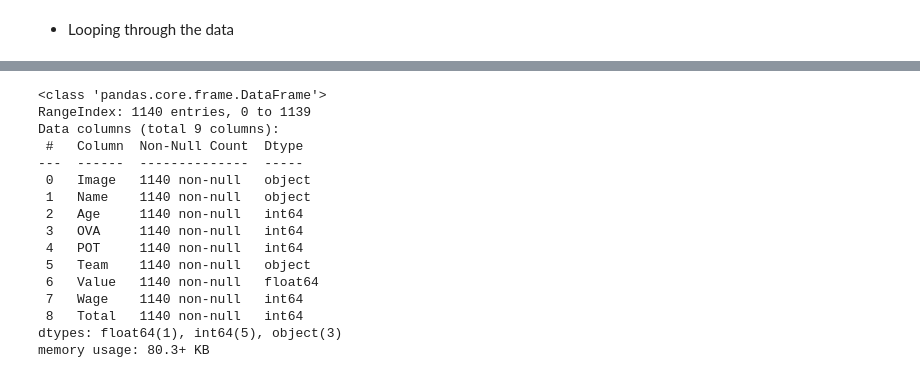
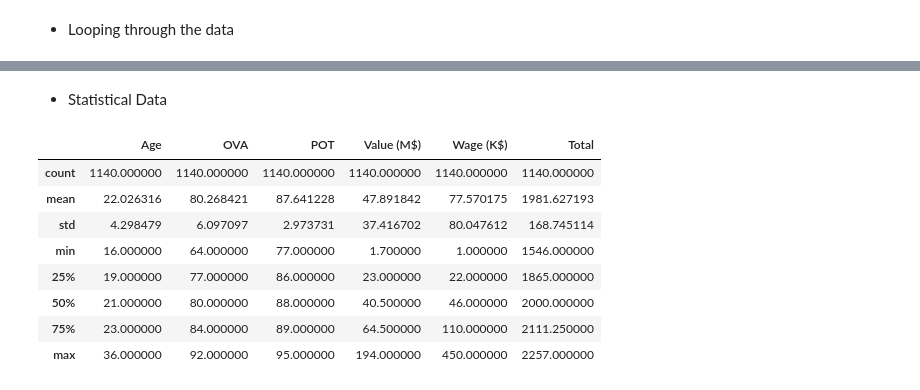
Before and after one commit to Naveen-Karanamu/FIFA-Data-Analysis, a Jupyter notebook: main.ipynb, the cells around one changed output, grey strips where cells are left out. Saved outputs shown, nothing was run; the diff lists cells and outputs as text; code cells hidden in the pictures.

```diff
--- a/main.ipynb
+++ b/main.ipynb
@@ -171,19 +251,14 @@ fifa['Total']=pd.to_numeric(fifa['Total'])
+# %% [markdown]
+* Statistical Data
 # %%
-fifa.info()
+fifa.describe()
 # %% [output]
-<class 'pandas.core.frame.DataFrame'>
-RangeIndex: 1140 entries, 0 to 1139
-Data columns (total 9 columns):
- #   Column  Non-Null Count  Dtype
----  ------  --------------  -----
- 0   Image   1140 non-null   object
- 1   Name    1140 non-null   object
- 2   Age     1140 non-null   int64
- 3   OVA     1140 non-null   int64
- 4   POT     1140 non-null   int64
- 5   Team    1140 non-null   object
- 6   Value   1140 non-null   float64
- 7   Wage    1140 non-null   int64
- 8   Total   1140 non-null   int64
-dtypes: float64(1), int64(5), object(3)
-memory usage: 80.3+ KB
+|  | Age | OVA | POT | Value (M$) | Wage (K$) | Total |
+| count | 1140.000000 | 1140.000000 | 1140.000000 | 1140.000000 | 1140.000000 | 1140.000000 |
+| mean | 22.026316 | 80.268421 | 87.641228 | 47.891842 | 77.570175 | 1981.627193 |
+| std | 4.298479 | 6.097097 | 2.973731 | 37.416702 | 80.047612 | 168.745114 |
+| min | 16.000000 | 64.000000 | 77.000000 | 1.700000 | 1.000000 | 1546.000000 |
+| 25% | 19.000000 | 77.000000 | 86.000000 | 23.000000 | 22.000000 | 1865.000000 |
+| 50% | 21.000000 | 80.000000 | 88.000000 | 40.500000 | 46.000000 | 2000.000000 |
+| 75% | 23.000000 | 84.000000 | 89.000000 | 64.500000 | 110.000000 | 2111.250000 |
+| max | 36.000000 | 92.000000 | 95.000000 | 194.000000 | 450.000000 | 2257.000000 |
```
Also changed, not shown: parts of 26 cells of this notebook.
